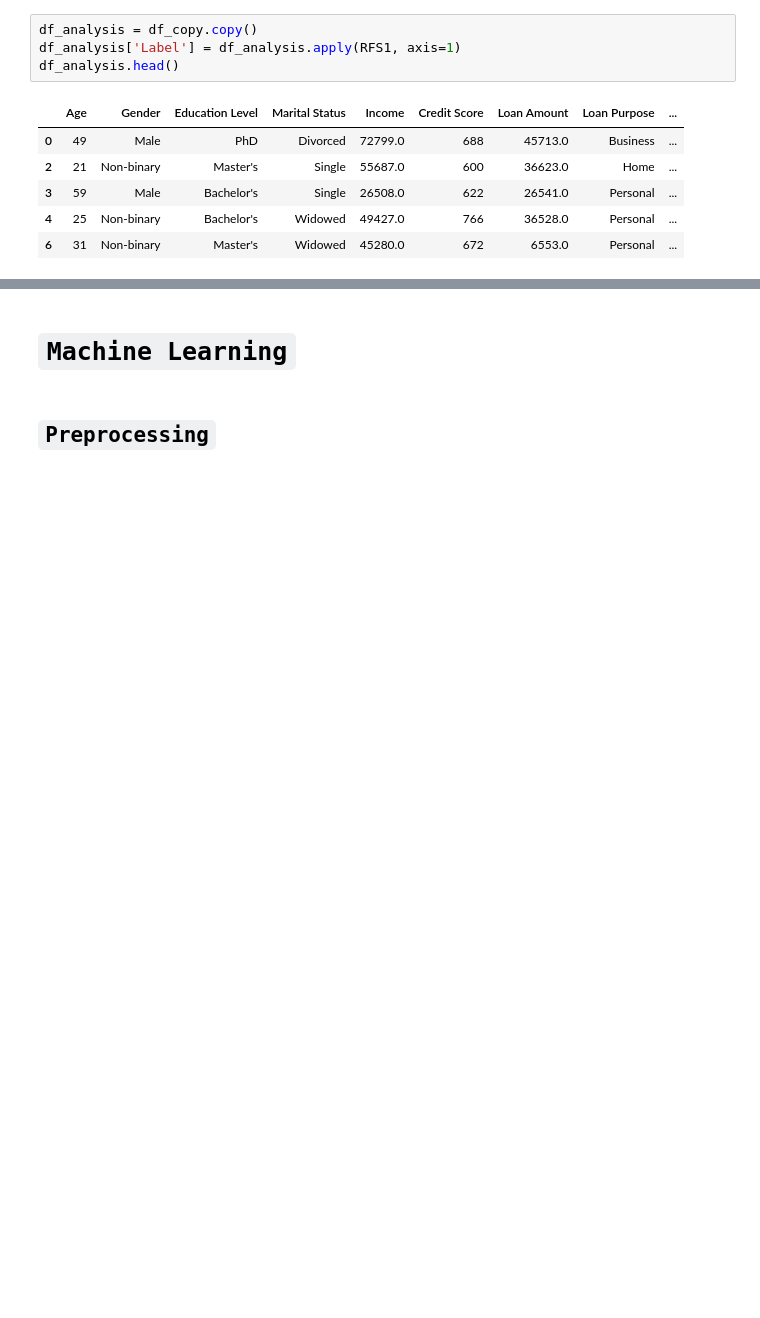
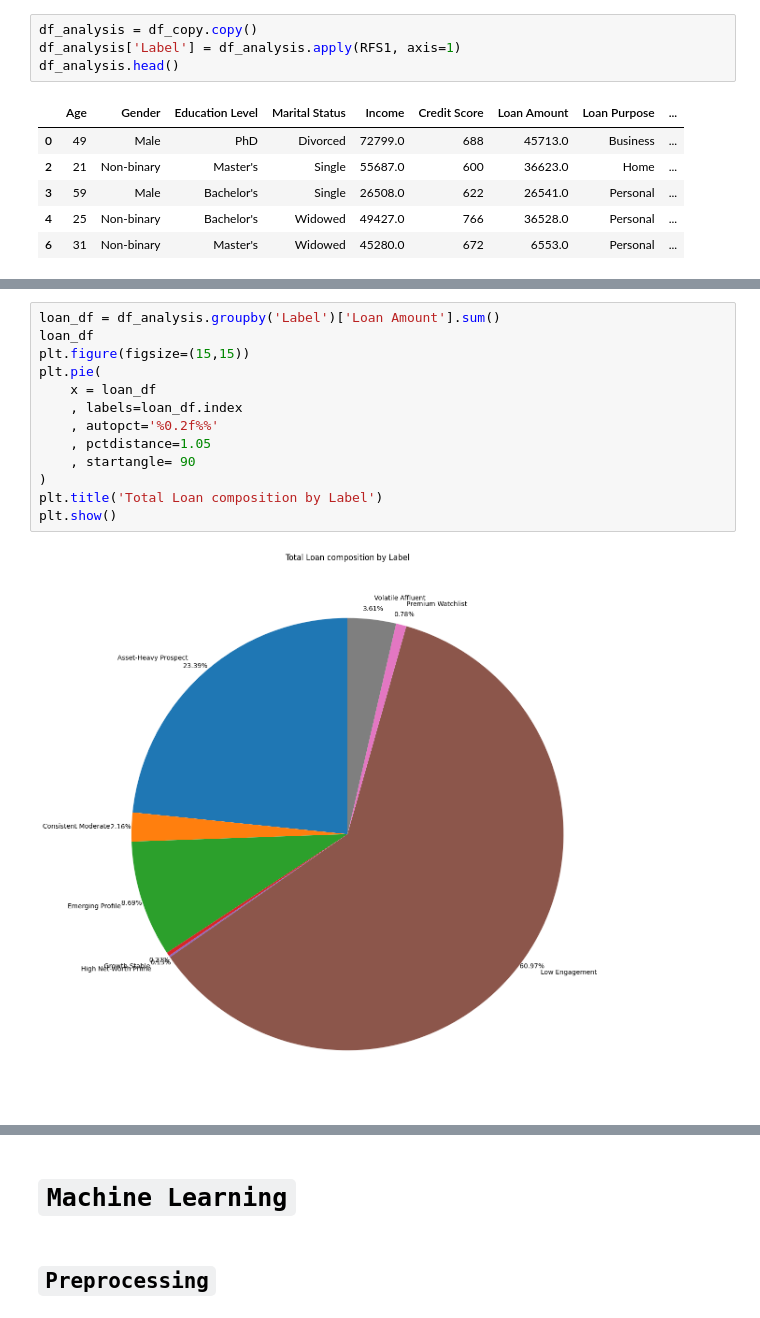
Before and after one commit to RookieCoder12/DevArena-Week-11, a Jupyter notebook: customer_segmentation.ipynb, the cells around one changed output, grey strips where cells are left out. Drawn from its saved outputs; the diff is of its cells as text; blank space fills up the shorter version.

```diff
--- a/customer_segmentation.ipynb
+++ b/customer_segmentation.ipynb
@@ -289,0 +306,15 @@ df_analysis.head()
+# %%
+loan_df = df_analysis.groupby('Label')['Loan Amount'].sum()
+loan_df
+plt.figure(figsize=(15,15))
+plt.pie(
+    x = loan_df
+    , labels=loan_df.index
+    , autopct='%0.2f%%'
+    , pctdistance=1.05
+    , startangle= 90
+)
+plt.title('Total Loan composition by Label')
+plt.show()
+# %% [output]
+[figure, added]
```
Also changed, not shown: parts of 38 cells of this notebook.
